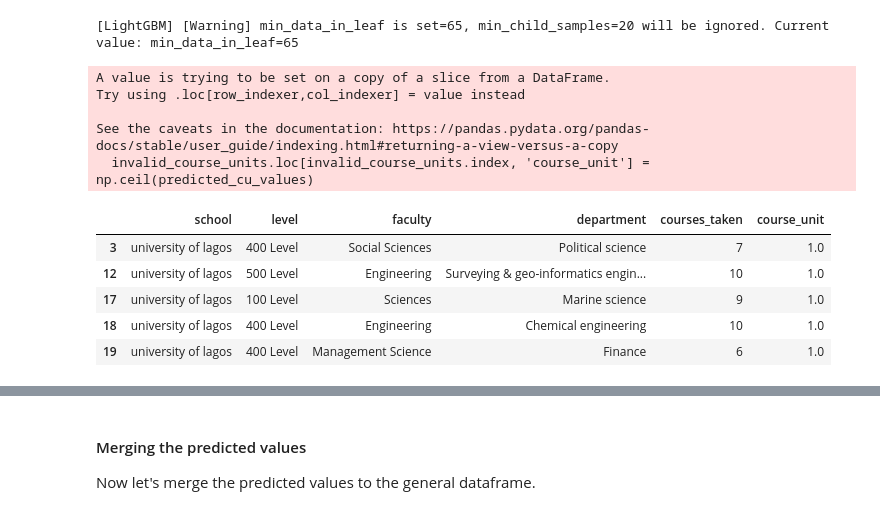
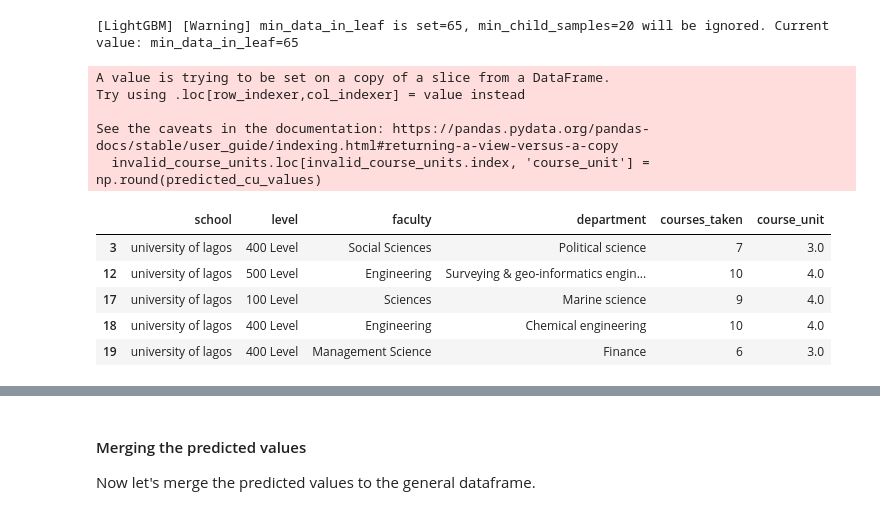
Before and after one commit to socratesjnr/asuu-strike-project, a Jupyter notebook: project-analysis/analysis/cleaning.ipynb, the cells around one changed output, grey strips where cells are left out. Cells and saved outputs as stored; diff of their text form; code cells hidden in the pictures.

Commit message:
Transform predicted course units
I used np.exp on the predicted course units. This was because the predicted units were 1 due to the log transform. Note, model predicts 3 or 4.

```diff
--- a/project-analysis/analysis/cleaning.ipynb
+++ b/project-analysis/analysis/cleaning.ipynb
@@ -601,22 +601,22 @@ print(np.exp(rmse_cu))
 # %%
 # Use the trained model to predict the missing values
 X_invalid = invalid_course_units.drop(columns=['course_unit'])
-predicted_cu_values = np.round(model.predict(X_invalid))
+predicted_cu_values = np.exp(model.predict(X_invalid))
 # %% [output]
 [LightGBM] [Warning] min_data_in_leaf is set=65, min_child_samples=20 will be ignored. Current value: min_data_in_leaf=65
 # %%
 # Assign the predicted values to the training data
-invalid_course_units.loc[invalid_course_units.index, 'course_unit'] = np.ceil(predicted_cu_values)
+invalid_course_units.loc[invalid_course_units.index, 'course_unit'] = np.round(predicted_cu_values)
 invalid_course_units.head()
 # %% [output]
 A value is trying to be set on a copy of a slice from a DataFrame.
 Try using .loc[row_indexer,col_indexer] = value instead
 
 See the caveats in the documentation: https://pandas.pydata.org/pandas-docs/stable/user_guide/indexing.html#returning-a-view-versus-a-copy
-  invalid_course_units.loc[invalid_course_units.index, 'course_unit'] = np.ceil(predicted_cu_values)
+  invalid_course_units.loc[invalid_course_units.index, 'course_unit'] = np.round(predicted_cu_values)
 |  | school | level | faculty | department | courses_taken | course_unit |
-| 3 | university of lagos | 400 Level | Social Sciences | Political science | 7 | 1.0 |
-| 12 | university of lagos | 500 Level | Engineering | Surveying & geo-informatics engin... | 10 | 1.0 |
-| 17 | university of lagos | 100 Level | Sciences | Marine science | 9 | 1.0 |
-| 18 | university of lagos | 400 Level | Engineering | Chemical engineering | 10 | 1.0 |
-| 19 | university of lagos | 400 Level | Management Science | Finance | 6 | 1.0 |
+| 3 | university of lagos | 400 Level | Social Sciences | Political science | 7 | 3.0 |
+| 12 | university of lagos | 500 Level | Engineering | Surveying & geo-informatics engin... | 10 | 4.0 |
+| 17 | university of lagos | 100 Level | Sciences | Marine science | 9 | 4.0 |
+| 18 | university of lagos | 400 Level | Engineering | Chemical engineering | 10 | 4.0 |
+| 19 | university of lagos | 400 Level | Management Science | Finance | 6 | 3.0 |
```
Also changed, not shown: parts of 4 cells of this notebook, 3 other files.
